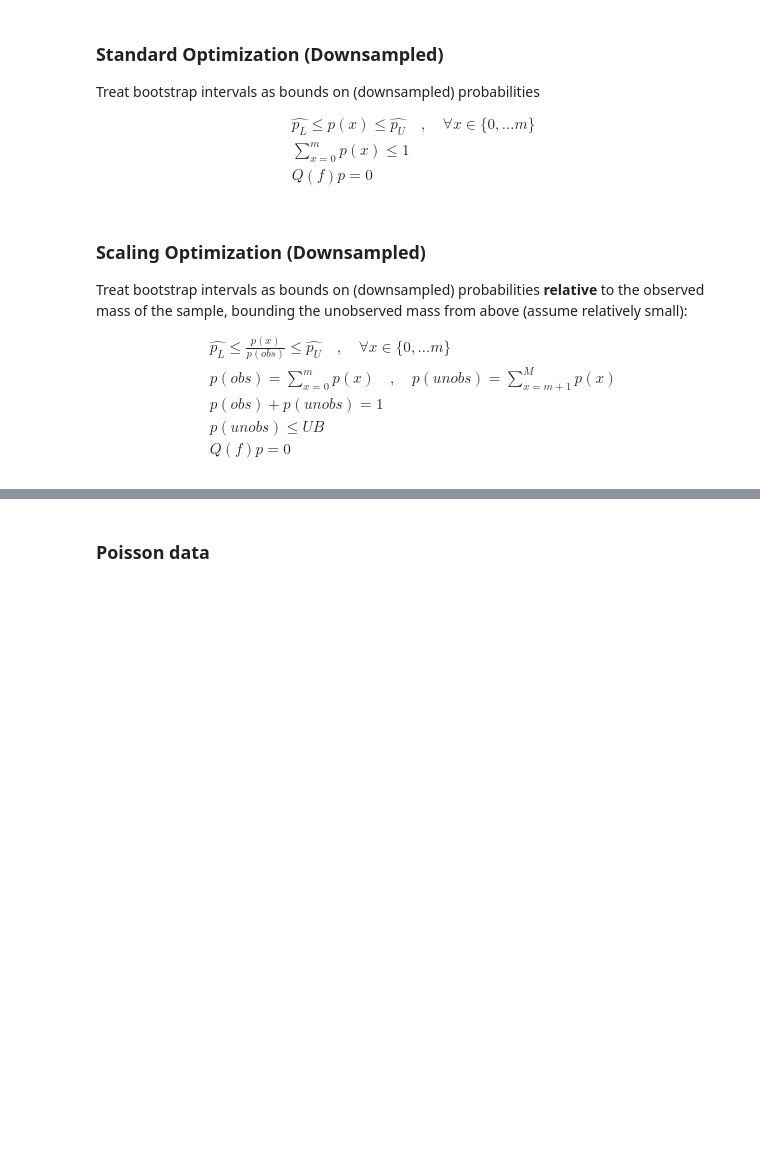
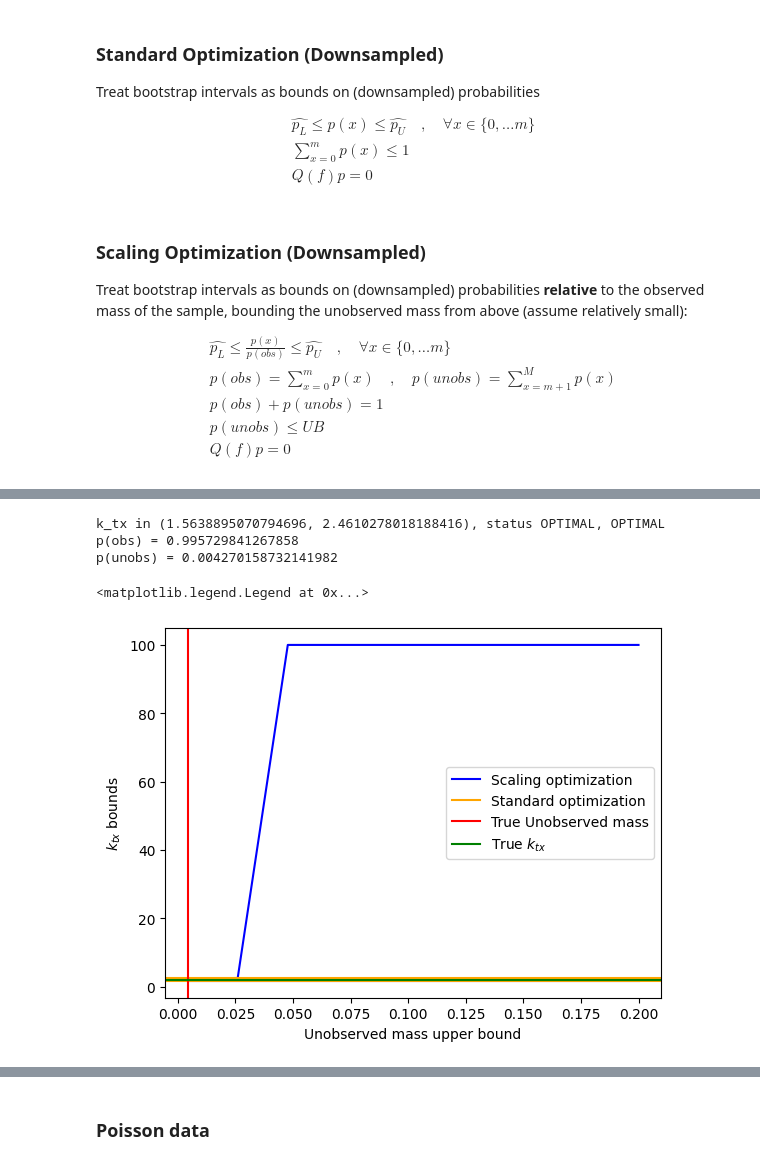
Before and after one commit to willjgh/M5R, a Jupyter notebook: Interaction/Bootstrap-Experiments/capture_scaling.ipynb, the cells around one changed output, grey strips where cells are left out. Drawn from its saved outputs; the diff is of its cells as text; code cells hidden in the pictures; blank space fills up the shorter version.

```diff
--- a/Interaction/Bootstrap-Experiments/capture_scaling.ipynb
+++ b/Interaction/Bootstrap-Experiments/capture_scaling.ipynb
@@ -105,7 +105,7 @@ Treat bootstrap intervals as bounds on (downsampled) probabilities
     & Q(f)p = 0
 \end{align*}
 # %%
-def optimize_standard(xmax, tmin, tmax, prob_intervals, fm_intervals, CME=True, silent=True, printing=True, time_limit=300, dist_opt=True):
+def optimize_downsampled_standard(xmax, tmin, tmax, prob_intervals, fm_intervals, CME=True, silent=True, printing=True, time_limit=300, dist_opt=True):
 
     # WLS license
     options = json.load(open("../../../WLS_credentials.json"))
@@ -329,0 +672,60 @@ def optimize_scaling(xmax, tmin, tmax, prob_intervals, fm_intervals, silent=True
+# %%
+# settings
+k = 2
+tau = 5
+N = 1000
+n = 1000
+xmax = 30 # reduce to speedup optim
+
+# simulate
+sample = rng.poisson(k, size=n)
+
+# downsample
+mean_capture = 0.1
+beta = rng.beta(1, (1 / mean_capture) - 1, size=n)
+sample_downsampled = rng.binomial(sample, beta)
+
+# bootstrap
+tmin, tmax, prob_intervals, fm_intervals = bootstrap(sample_downsampled, beta, N, tau, drop=True)
+
+# Downsampled standard optimization
+solution_standard = optimize_downsampled_standard(xmax, tmin, tmax, prob_intervals, fm_intervals, dist_opt=False)
+
+# compute true unobserved mass
+p_obs = np.zeros(tmax + 1)
+for b in beta:
+    p_obs += scipy.stats.poisson.pmf([m for m in range(tmax + 1)], b * k) / len(beta)
+m_obs = sum(p_obs)
+m_unobs = 1 - sum(p_obs)
+print(f"p(obs) = {m_obs}")
+print(f"p(unobs) = {m_unobs}")
+
+# un-observed mass range
+umubs = np.linspace(0.2, m_unobs, 10)
+
+# store results
+bounds = np.empty((2, len(umubs)))
+
+# optimize
+for i, umub in enumerate(umubs):
+    solution_bound = optimize_downsampled_scaling(xmax, tmin, tmax, prob_intervals, fm_intervals, dist_opt=False, UB=umub, printing=False)
+    bounds[0, i] = solution_bound['min']
+    bounds[1, i] = solution_bound['max']
+# %% [output]
+k_tx in (1.5638895070794696, 2.4610278018188416), status OPTIMAL, OPTIMAL
+p(obs) = 0.995729841267858
+p(unobs) = 0.004270158732141982
+# %%
+plt.plot(umubs, bounds[0, :], color="blue", label="Scaling optimization")
+plt.plot(umubs, bounds[1, :], color="blue")
+plt.axhline(solution_standard['min'], color="orange", label="Standard optimization")
+plt.axhline(solution_standard['max'], color="orange")
+plt.axvline(m_unobs, color="red", label="True Unobserved mass")
+plt.axhline(k, color="green", label=r"True $k_{tx}$")
+plt.xlabel("Unobserved mass upper bound")
+plt.ylabel(r"$k_{tx}$ bounds")
+plt.title("")
+plt.legend()
+# %% [output]
+<matplotlib.legend.Legend at 0x...>
+[figure, added]
```
Also changed, not shown: parts of 32 cells of this notebook.
